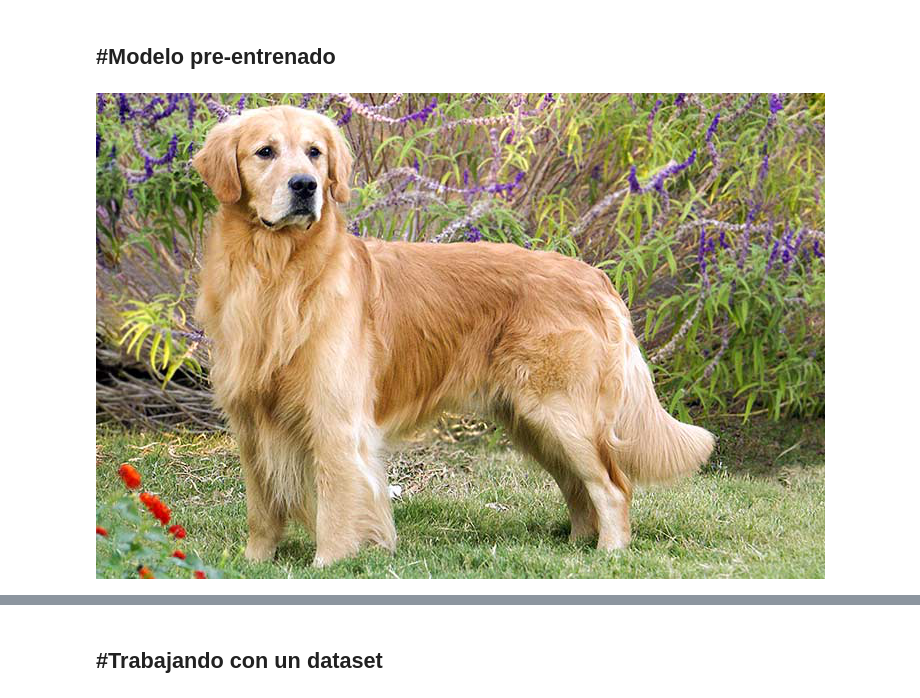
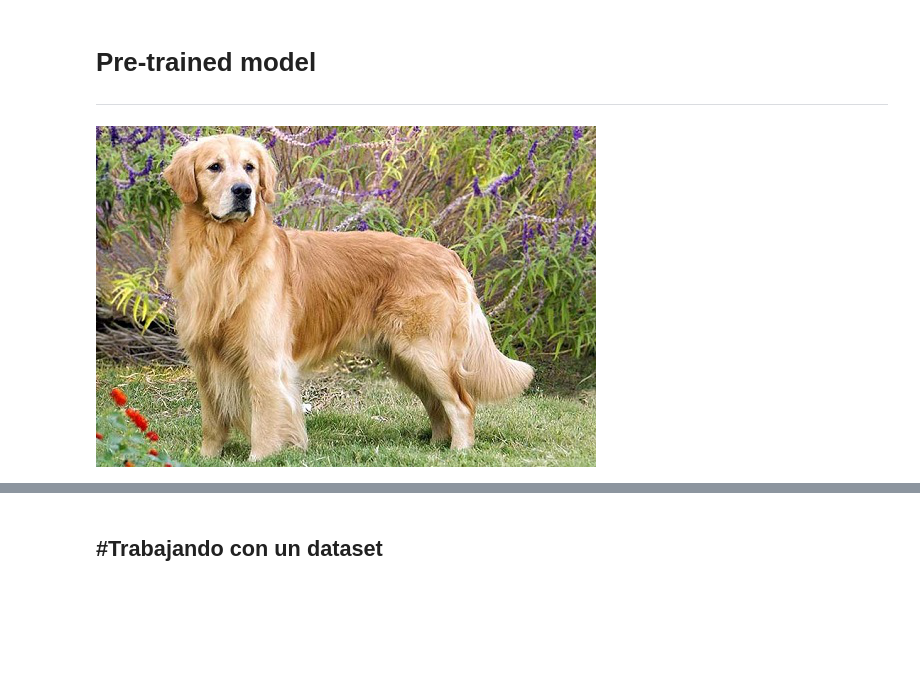
Before and after one commit to Kzarama/machine_learning, a Jupyter notebook: introduction_ml/modelsPreTained.ipynb, the cells around one changed output, grey strips where cells are left out. Cells and saved outputs as stored; diff of their text form; code cells hidden in the pictures; blank space fills up the shorter version.

Commit message:
models pre-trained uploaded

```diff
--- a/introduction_ml/modelsPreTained.ipynb
+++ b/introduction_ml/modelsPreTained.ipynb
@@ -10,3 +10,0 @@ from matplotlib import pyplot as plt #graficar
-# %% [markdown]
-#Modelo pre-entrenado
----
@@ -15,0 +11,5 @@ inception = models.inception_v3(pretrained=True)
+# %% [markdown]
+# Pre-trained model
+
+
+---
@@ -16,11 +19,10 @@ inception = models.inception_v3(pretrained=True)
 # %%
-#url de imagen
-url = 'https://s3.amazonaws.com/cdn-origin-etr.akc.org/wp-content/uploads/2017/11/12130118/Golden-Retriever-Standing1.jpg'
-#traer de internet
+url = 'https://amigosperros.com/wp-content/uploads/2019/08/Golden-Retriever.jpg'
+# Get image
 image = request.urlretrieve(url, 'test.jpg')
-#abrir ruta de guardado de imagen
+# Open image
 img = Image.open(image[0])
 img
 # %% [output]
-[figure, old version]
+[figure, new version]
 # %%
```
Also changed, not shown: parts of 33 cells of this notebook.
